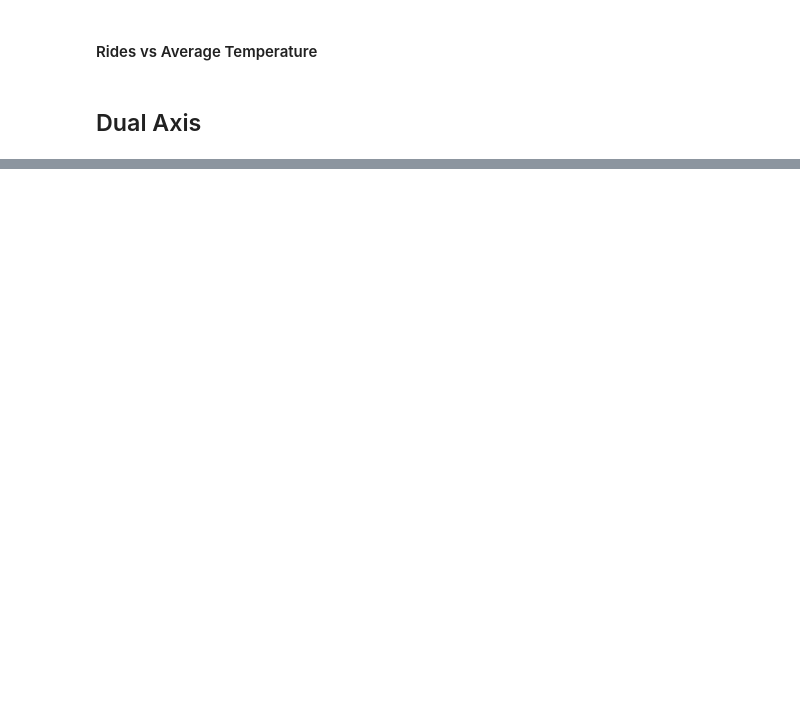
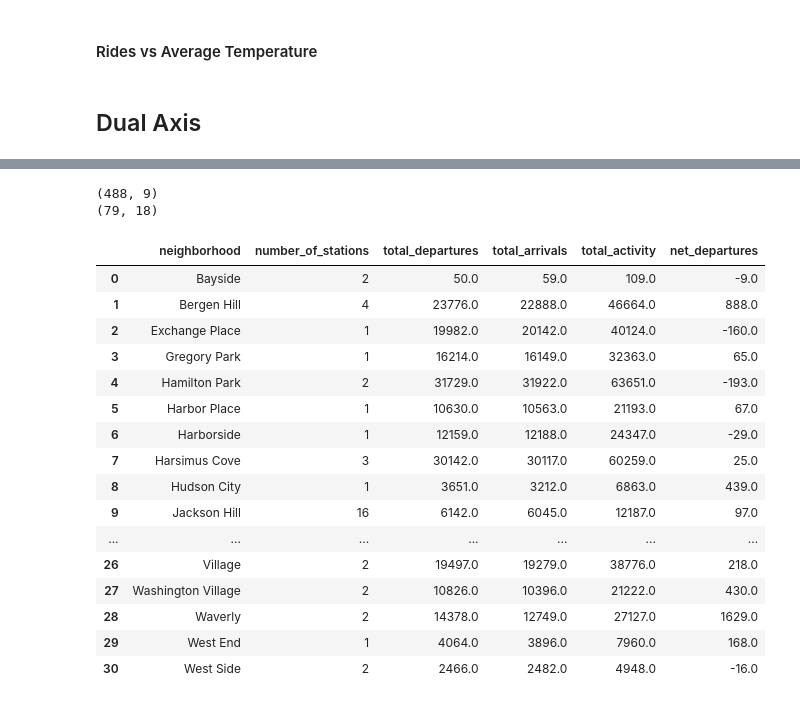
Before and after one commit to hovhannisyan91/aca, a Jupyter notebook: lab/python/notebooks/Session_15_2_geonalytics.ipynb, the cells around one changed output, grey strips where cells are left out. Cells and saved outputs as stored; diff of their text form; code cells hidden in the pictures; blank space fills up the shorter version.

```diff
--- a/lab/python/notebooks/Session_15_2_geonalytics.ipynb
+++ b/lab/python/notebooks/Session_15_2_geonalytics.ipynb
@@ -1206,0 +1336,11 @@ fig.show()
+# %%
+station_activity_long = pd.concat(
+    [
+        start_stations,
+        end_stations
+    ],
+    ignore_index=True
+)
+
+
+station_activity_long.head()
@@ -1206,0 +1690,9 @@ fig.show()
+# %%
+station_neighborhood = gpd.sjoin(
+    station_gdf,
+    jersey_city,
+    how="inner",
+    predicate="within"
+)
+
+station_neighborhood.head()
@@ -1206,0 +1706,38 @@ fig.show()
+# %%
+print(station_gdf.shape)
+print(station_neighborhood.shape)
+# %% [output]
+(488, 9)
+(79, 18)
+# %%
+neighborhood_activity = (
+    station_neighborhood
+    .groupby('neighborhood', as_index=False)
+    .agg(
+        number_of_stations=("station_id", "nunique"),
+        total_departures=("total_departures", "sum"),
+        total_arrivals=("total_arrivals", "sum"),
+        total_activity=("total_activity", "sum"),
+        net_departures=("net_departures", "sum")
+    )
+)
+
+neighborhood_activity
+# %% [output]
+|  | neighborhood | number_of_stations | total_departures | total_arrivals | total_activity | net_departures |
+| 0 | Bayside | 2 | 50.0 | 59.0 | 109.0 | -9.0 |
+| 1 | Bergen Hill | 4 | 23776.0 | 22888.0 | 46664.0 | 888.0 |
+| 2 | Exchange Place | 1 | 19982.0 | 20142.0 | 40124.0 | -160.0 |
+| 3 | Gregory Park | 1 | 16214.0 | 16149.0 | 32363.0 | 65.0 |
+| 4 | Hamilton Park | 2 | 31729.0 | 31922.0 | 63651.0 | -193.0 |
+| 5 | Harbor Place | 1 | 10630.0 | 10563.0 | 21193.0 | 67.0 |
+| 6 | Harborside | 1 | 12159.0 | 12188.0 | 24347.0 | -29.0 |
+| 7 | Harsimus Cove | 3 | 30142.0 | 30117.0 | 60259.0 | 25.0 |
+| 8 | Hudson City | 1 | 3651.0 | 3212.0 | 6863.0 | 439.0 |
+| 9 | Jackson Hill | 16 | 6142.0 | 6045.0 | 12187.0 | 97.0 |
+| ... | ... | ... | ... | ... | ... | ... |
+| 26 | Village | 2 | 19497.0 | 19279.0 | 38776.0 | 218.0 |
+| 27 | Washington Village | 2 | 10826.0 | 10396.0 | 21222.0 | 430.0 |
+| 28 | Waverly | 2 | 14378.0 | 12749.0 | 27127.0 | 1629.0 |
+| 29 | West End | 1 | 4064.0 | 3896.0 | 7960.0 | 168.0 |
+| 30 | West Side | 2 | 2466.0 | 2482.0 | 4948.0 | -16.0 |
```
Also changed, not shown: parts of 46 cells of this notebook.
